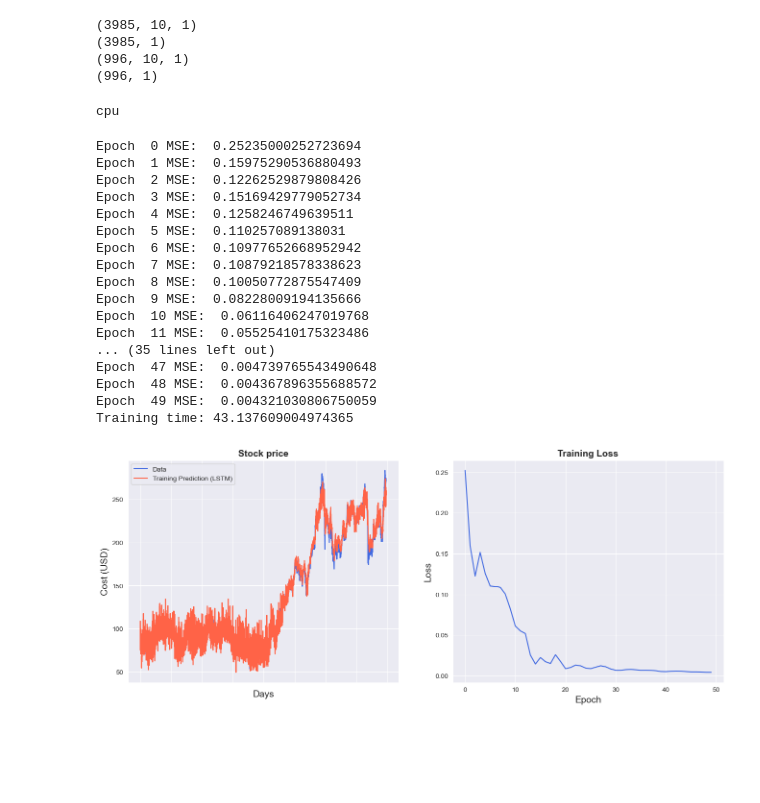
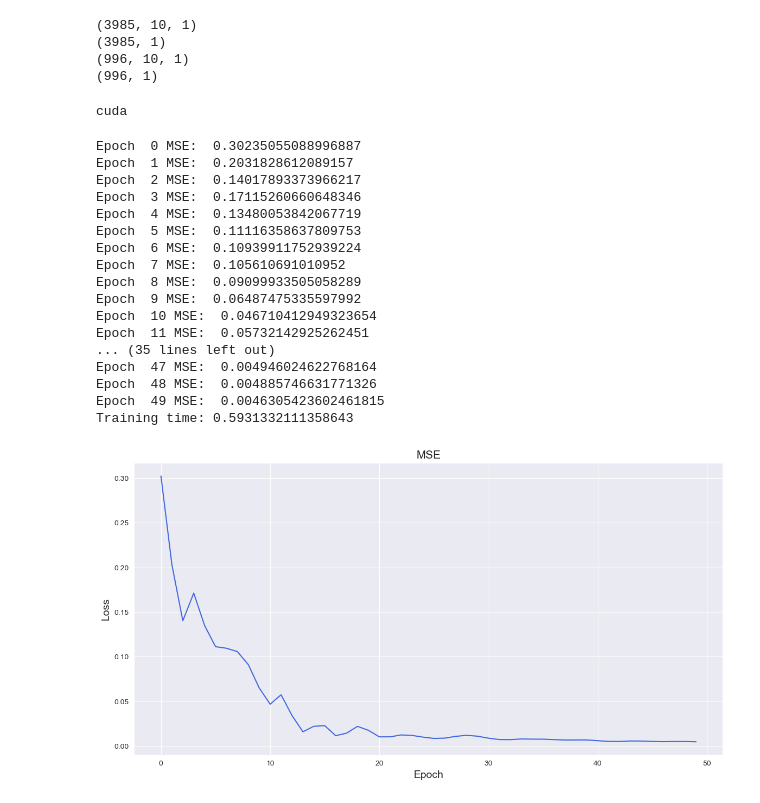
Before and after one commit to GaldanTheSneaky/Sberbank-Stock-Analysis, a Jupyter notebook: sberbank_stock.ipynb, the cells around one changed output. Cells and saved outputs as stored; diff of their text form; code cells hidden in the pictures; blank space fills up the shorter version.

```diff
--- a/sberbank_stock.ipynb
+++ b/sberbank_stock.ipynb
@@ -347,12 +347,12 @@ device = torch.device("cuda" if torch.cuda.is_available() else "cpu")
 
 print(device)
 
-x_train = torch.from_numpy(x_train).type(torch.Tensor)
-x_test = torch.from_numpy(x_test).type(torch.Tensor)
-y_train = torch.from_numpy(y_train).type(torch.Tensor)
-y_test = torch.from_numpy(y_test).type(torch.Tensor)
+x_train = torch.from_numpy(x_train).type(torch.Tensor).to(device)
+x_test = torch.from_numpy(x_test).type(torch.Tensor).to(device)
+y_train = torch.from_numpy(y_train).type(torch.Tensor).to(device)
+y_test = torch.from_numpy(y_test).type(torch.Tensor).to(device)
 # %% [output]
-cpu
+cuda
 # %%
 input_dim = 1
 hidden_dim = 32
@@ -371,14 +371,14 @@ class LSTM(nn.Module):
         self.dropout = nn.Dropout(p=0.2)
 
     def forward(self, x):
-        h0 = torch.zeros(self.num_layers, x.size(0), self.hidden_dim).requires_grad_()
-        c0 = torch.zeros(self.num_layers, x.size(0), self.hidden_dim).requires_grad_()
+        h0 = torch.zeros(self.num_layers, x.size(0), self.hidden_dim, device=device).requires_grad_()
+        c0 = torch.zeros(self.num_layers, x.size(0), self.hidden_dim, device=device).requires_grad_()
         out, (hn, cn) = self.lstm(x, (h0.detach(), c0.detach()))
         out = self.dropout(out)
         out = self.fc(out[:, -1, :])
         return out
 # %%
-model = LSTM(input_dim=input_dim, hidden_dim=hidden_dim, output_dim=output_dim, num_layers=num_layers)
+model = LSTM(input_dim=input_dim, hidden_dim=hidden_dim, output_dim=output_dim, num_layers=num_layers).to(device)
 criterion = torch.nn.MSELoss()
 optimiser = torch.optim.Adam(model.parameters(), lr=0.01)
 # %%
@@ -398,21 +398,21 @@ for t in range(num_epochs):
 training_time = time.time()-start_time
 print("Training time: {}".format(training_time))
 # %% [output]
-Epoch  0 MSE:  0.25235000252723694
-Epoch  1 MSE:  0.15975290536880493
-Epoch  2 MSE:  0.12262529879808426
-Epoch  3 MSE:  0.15169429779052734
-Epoch  4 MSE:  0.1258246749639511
-Epoch  5 MSE:  0.110257089138031
-Epoch  6 MSE:  0.10977652668952942
-Epoch  7 MSE:  0.10879218578338623
-Epoch  8 MSE:  0.10050772875547409
-Epoch  9 MSE:  0.08228009194135666
-Epoch  10 MSE:  0.06116406247019768
-Epoch  11 MSE:  0.05525410175323486
+Epoch  0 MSE:  0.30235055088996887
+Epoch  1 MSE:  0.2031828612089157
+Epoch  2 MSE:  0.14017893373966217
+Epoch  3 MSE:  0.17115260660648346
+Epoch  4 MSE:  0.13480053842067719
+Epoch  5 MSE:  0.11116358637809753
+Epoch  6 MSE:  0.10939911752939224
+Epoch  7 MSE:  0.105610691010952
+Epoch  8 MSE:  0.09099933505058289
+Epoch  9 MSE:  0.06487475335597992
+Epoch  10 MSE:  0.046710412949323654
+Epoch  11 MSE:  0.05732142925262451
 ... (35 lines left out)
-Epoch  47 MSE:  0.004739765543490648
-Epoch  48 MSE:  0.004367896355688572
-Epoch  49 MSE:  0.004321030806750059
-Training time: 43.137609004974365
+Epoch  47 MSE:  0.004946024622768164
+Epoch  48 MSE:  0.004885746631771326
+Epoch  49 MSE:  0.0046305423602461815
+Training time: 0.5931332111358643
 # %%
@@ -421,25 +425,15 @@ original = pd.DataFrame(scaler.inverse_transform(y_train.detach().numpy()))
 # %%
 import seaborn as sns
-sns.set_style("darkgrid")
 
-fig = plt.figure()
-fig.subplots_adjust(hspace=0.2, wspace=0.2)
-
-plt.subplot(1, 2, 1)
-ax = sns.lineplot(x = original.index, y = original[0], label="Data", color='royalblue')
-ax = sns.lineplot(x = predict.index, y = predict[0], label="Training Prediction (LSTM)", color='tomato')
-ax.set_title('Stock price', size = 14, fontweight='bold')
-ax.set_xlabel("Days", size = 14)
-ax.set_ylabel("Cost (USD)", size = 14)
-ax.set_xticklabels('', size=10)
-
-
-plt.subplot(1, 2, 2)
+plt.figure(figsize=(14,7))
 ax = sns.lineplot(data=hist, color='royalblue')
 ax.set_xlabel("Epoch", size = 14)
 ax.set_ylabel("Loss", size = 14)
 ax.set_title("Training Loss", size = 14, fontweight='bold')
 fig.set_figheight(6)
 fig.set_figwidth(16)
+
+plt.title('MSE', fontsize=15)
+plt.show()
 # %% [output]
-[figure, old version]
+[figure, new version]
```
Also changed, not shown: parts of 10 cells of this notebook.
